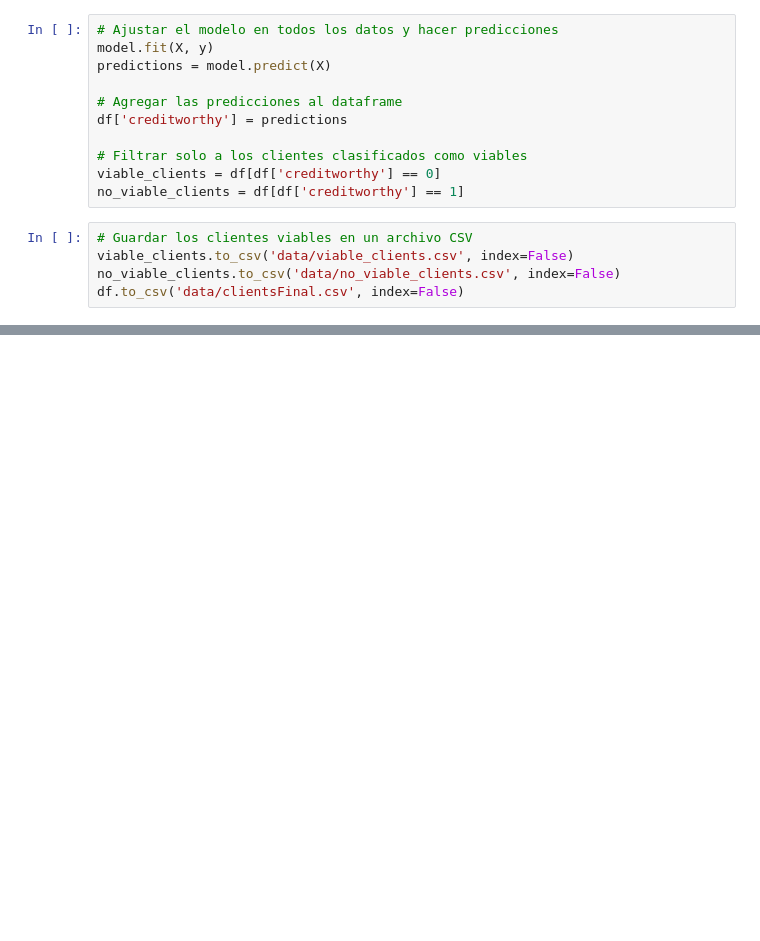
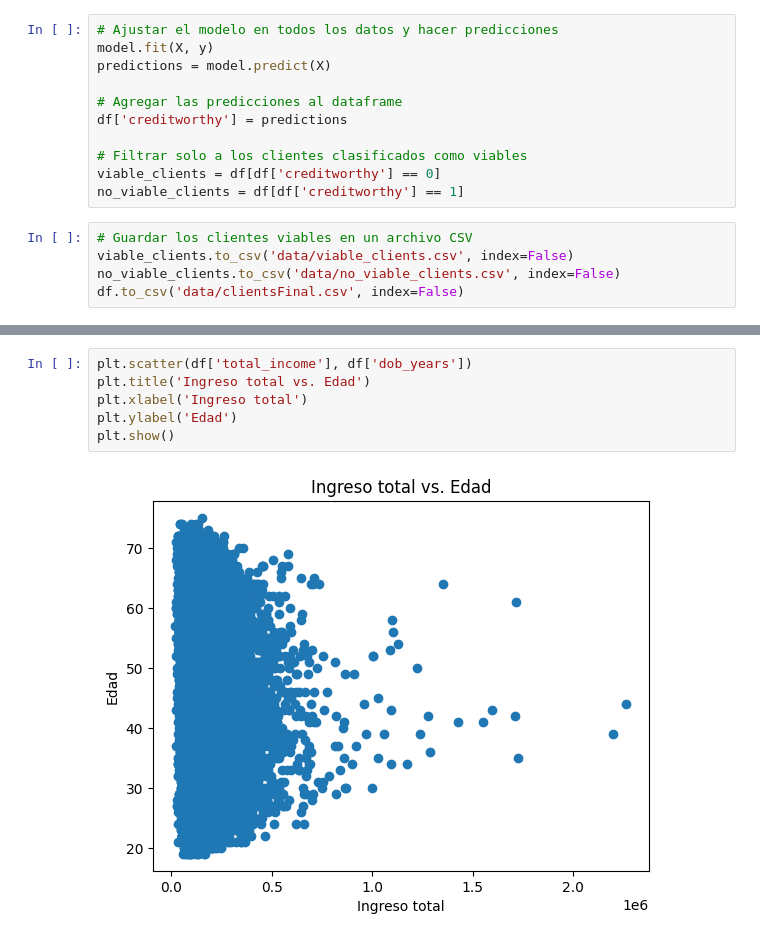
Before and after one commit to emmllanitos/No-dar-Papaya, a Jupyter notebook: NoDarPapaya.ipynb, the cells around one changed output, grey strips where cells are left out. Cells and saved outputs as stored; diff of their text form; blank space fills up the shorter version.

```diff
--- a/NoDarPapaya.ipynb
+++ b/NoDarPapaya.ipynb
@@ -1159,0 +1185,8 @@ df.to_csv('data/clientsFinal.csv', index=False)
+# %%
+plt.scatter(df['total_income'], df['dob_years'])
+plt.title('Ingreso total vs. Edad')
+plt.xlabel('Ingreso total')
+plt.ylabel('Edad')
+plt.show()
+# %% [output]
+[figure, added]
```
Also changed, not shown: parts of 3 cells of this notebook, 1 other file.
